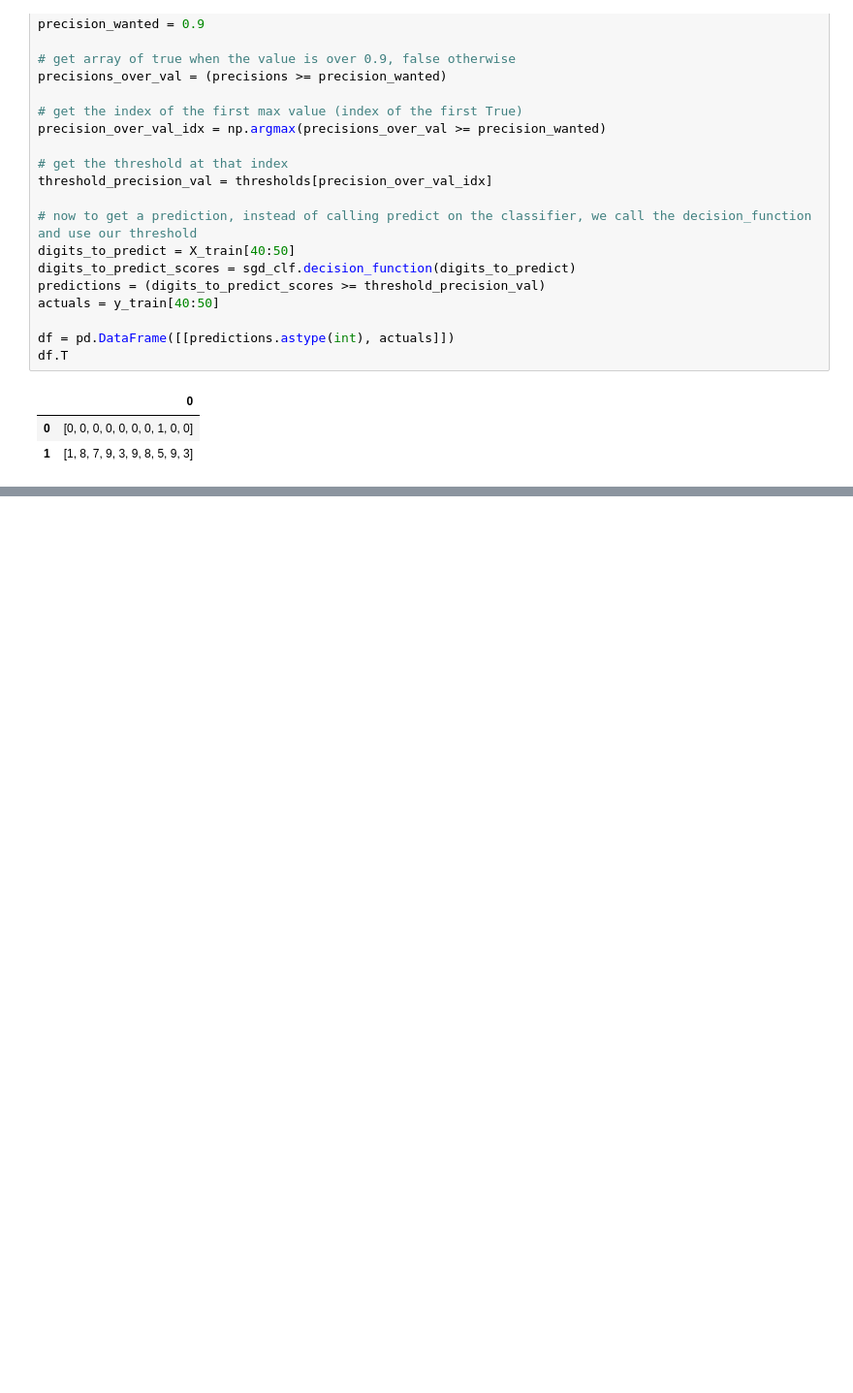
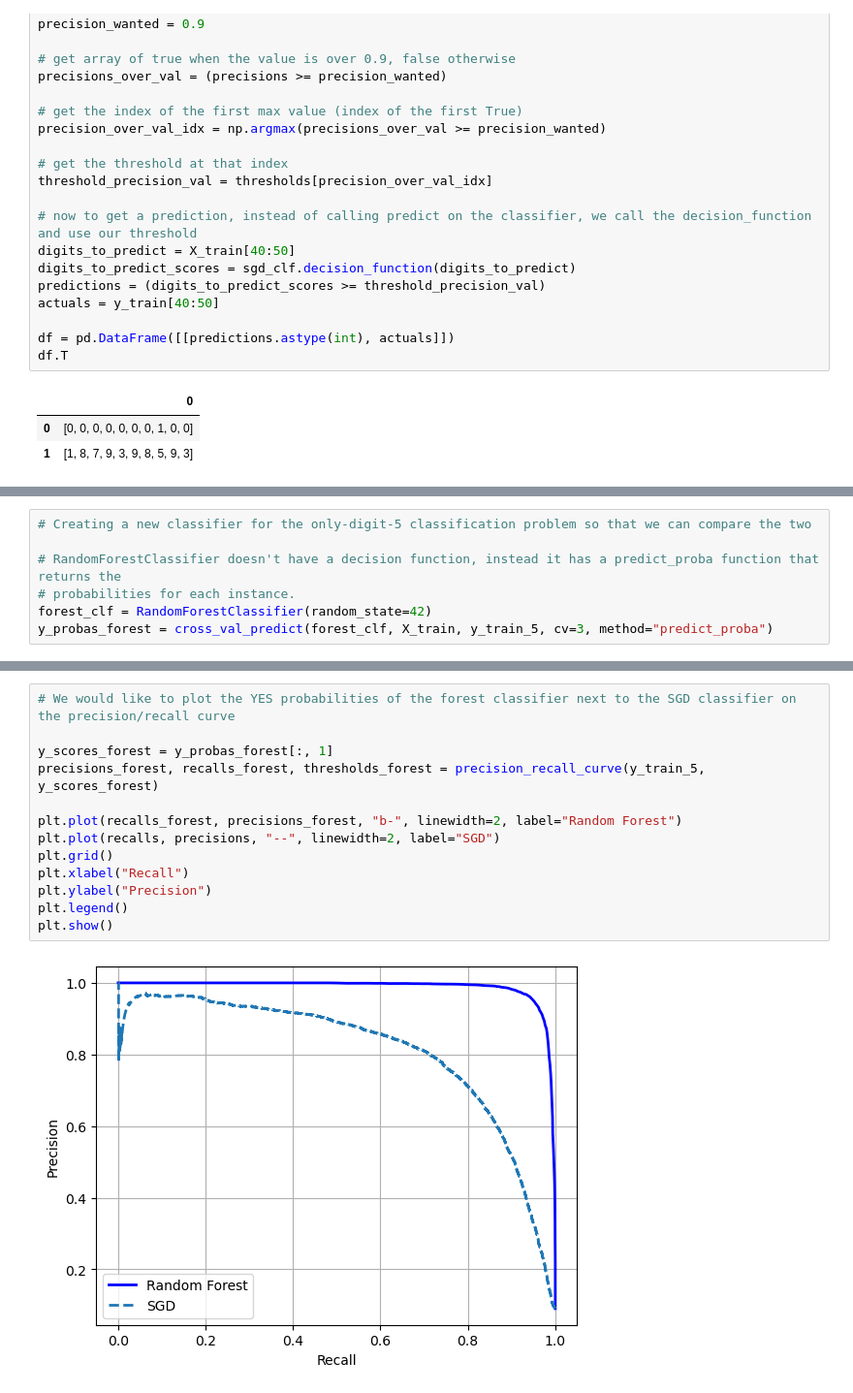
Before and after one commit to adamscarlat/hands-on-ML-with-Scikit-Learn-and-Tensorflow, a Jupyter notebook: edition3/ch3-classification/classification.ipynb, the cells around one changed output, grey strips where cells are left out. Shown at 97% size. Cells and saved outputs as stored; diff of their text form; blank space fills up the shorter version.

Commit message:
classification

```diff
--- a/edition3/ch3-classification/classification.ipynb
+++ b/edition3/ch3-classification/classification.ipynb
@@ -237,0 +285,7 @@ df.T
+# %%
+# Creating a new classifier for the only-digit-5 classification problem so that we can compare the two
+
+# RandomForestClassifier doesn't have a decision function, instead it has a predict_proba function that returns the
+# probabilities for each instance.
+forest_clf = RandomForestClassifier(random_state=42)
+y_probas_forest = cross_val_predict(forest_clf, X_train, y_train_5, cv=3, method="predict_proba")
@@ -237,0 +300,15 @@ df.T
+# %%
+# We would like to plot the YES probabilities of the forest classifier next to the SGD classifier on the precision/recall curve
+
+y_scores_forest = y_probas_forest[:, 1]
+precisions_forest, recalls_forest, thresholds_forest = precision_recall_curve(y_train_5, y_scores_forest)
+
+plt.plot(recalls_forest, precisions_forest, "b-", linewidth=2, label="Random Forest")
+plt.plot(recalls, precisions, "--", linewidth=2, label="SGD")
+plt.grid()
+plt.xlabel("Recall")
+plt.ylabel("Precision")
+plt.legend()
+plt.show()
+# %% [output]
+[figure, added]
```
Also changed, not shown: parts of 26 cells of this notebook.
